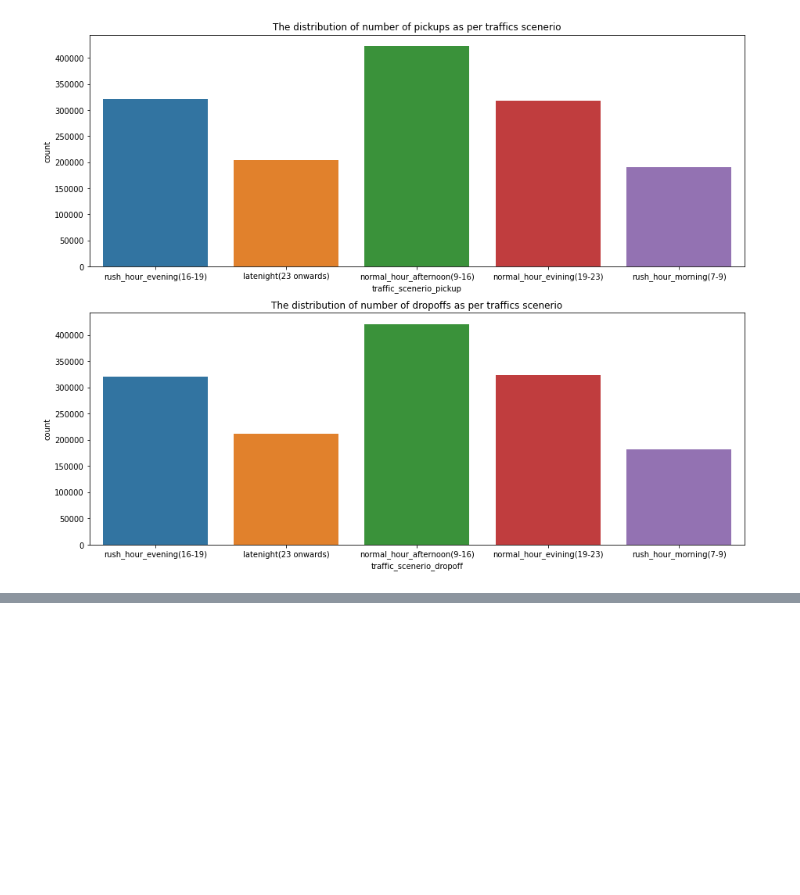
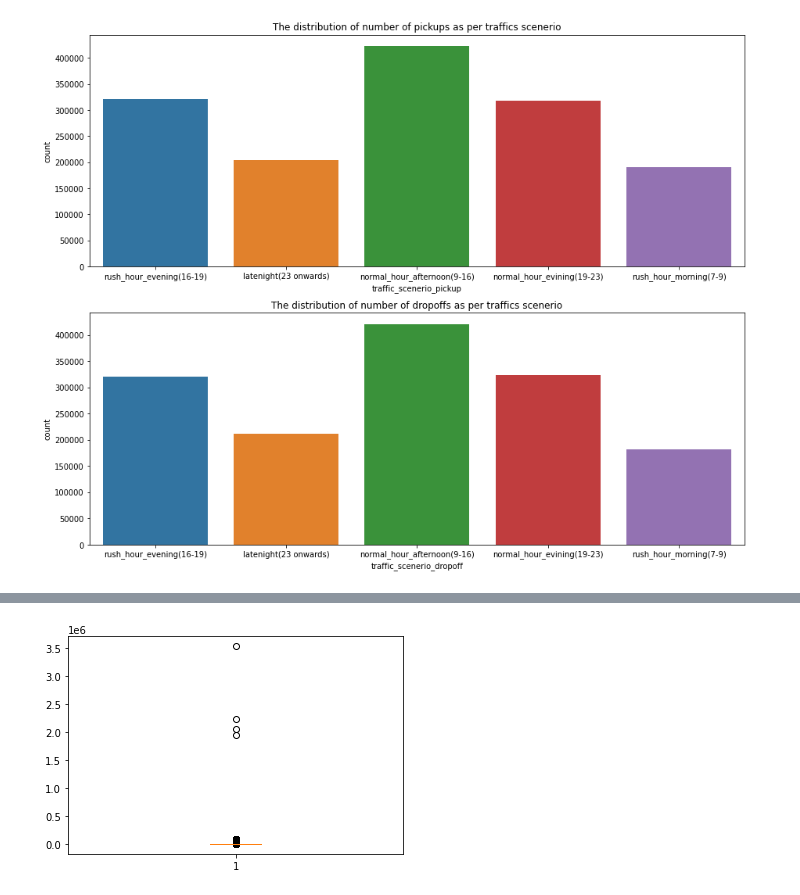
Before and after one commit to Manoj-Korukonda/NYC-taxi-trip-time-prediction, a Jupyter notebook: Manoj_nyc_taxi_trip_time_prediction_.ipynb, the cells around one changed output, grey strips where cells are left out. Saved outputs shown, nothing was run; the diff lists cells and outputs as text; code cells hidden in the pictures; blank space fills up the shorter version.

```diff
--- a/Manoj_nyc_taxi_trip_time_prediction_.ipynb
+++ b/Manoj_nyc_taxi_trip_time_prediction_.ipynb
@@ -302,0 +366,2 @@ plt.show()
+# %%
+df_taxi1 = df_taxi.drop(['pickup_datetime','dropoff_datetime'],axis=1)
@@ -302,0 +412,5 @@ plt.show()
+# %%
+plt.boxplot(df_taxi1["trip_duration"])
+plt.show()
+# %% [output]
+[figure, added]
```
Also changed, not shown: parts of 39 cells of this notebook.
